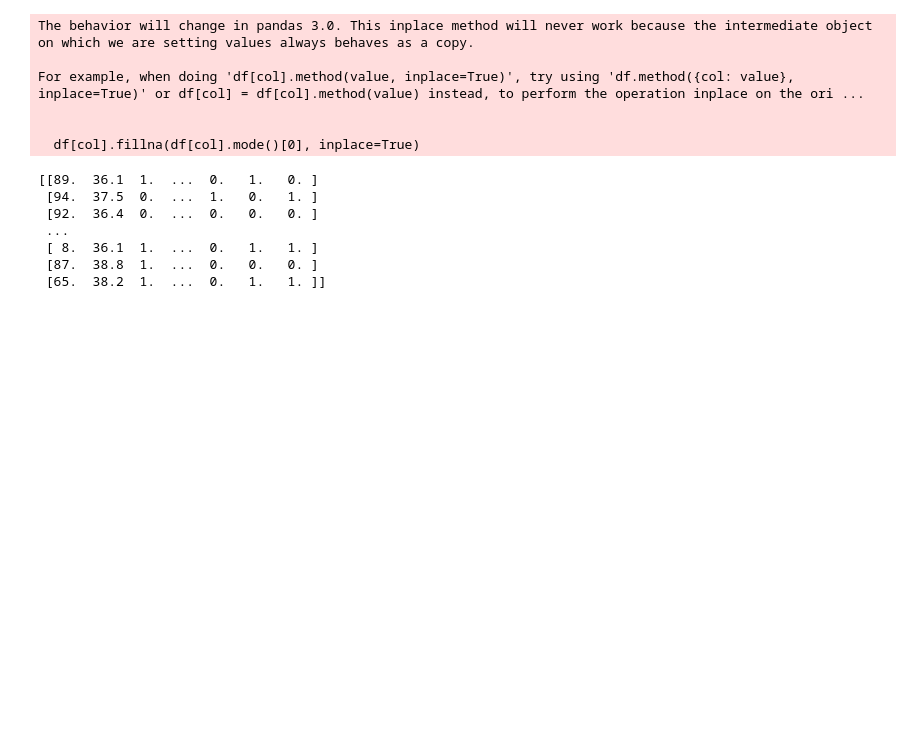
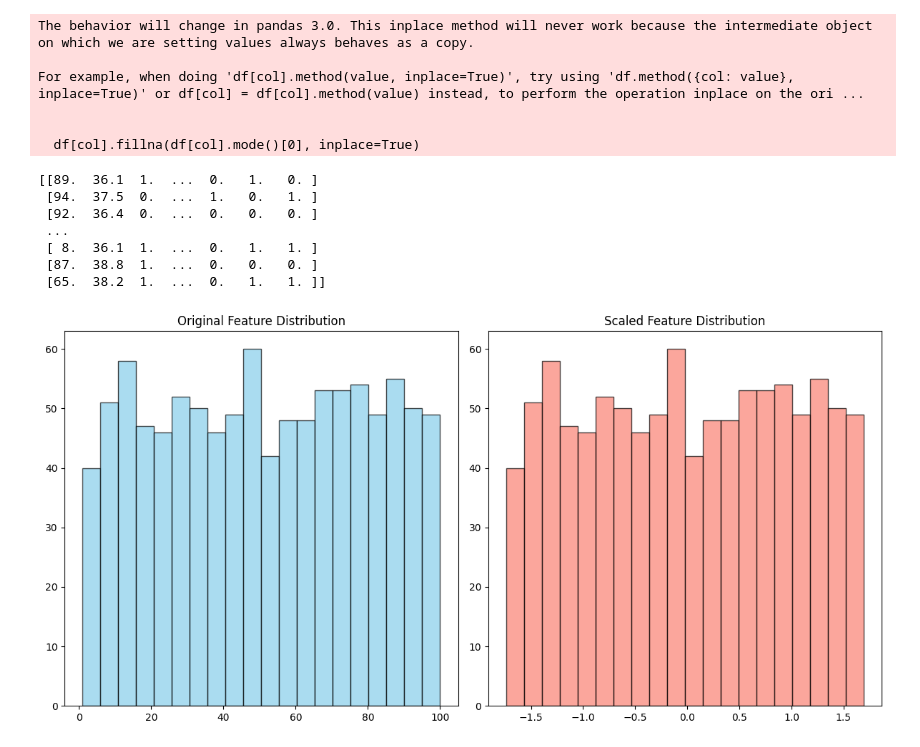
Before and after one commit to xympyo/prediver_software, a Jupyter notebook: python/dataCleaning.ipynb, the cells around one changed output. Drawn from its saved outputs; the diff is of its cells as text; code cells hidden in the pictures; blank space fills up the shorter version.

Commit message:
added code to show visualization on dataCleaning.ipynb

```diff
--- a/python/dataCleaning.ipynb
+++ b/python/dataCleaning.ipynb
@@ -124,3 +123,22 @@ print(x)
 # %%
 scaler = StandardScaler()
 x_scaled = scaler.fit_transform(x)
+# %%
+# Plot histograms of a feature before and after scaling
+feature_index = 0  # Use the first feature for visualization
+plt.figure(figsize=(12, 6))
+
+plt.subplot(1, 2, 1)
+plt.hist(x[:, feature_index], bins=20, color="skyblue", edgecolor="black", alpha=0.7)
+plt.title("Original Feature Distribution")
+
+plt.subplot(1, 2, 2)
+plt.hist(
+    x_scaled[:, feature_index], bins=20, color="salmon", edgecolor="black", alpha=0.7
+)
+plt.title("Scaled Feature Distribution")
+
+plt.tight_layout()
+plt.show()
+# %% [output]
+[figure, added]
```
Also changed, not shown: parts of 11 cells of this notebook, 3 other files.
